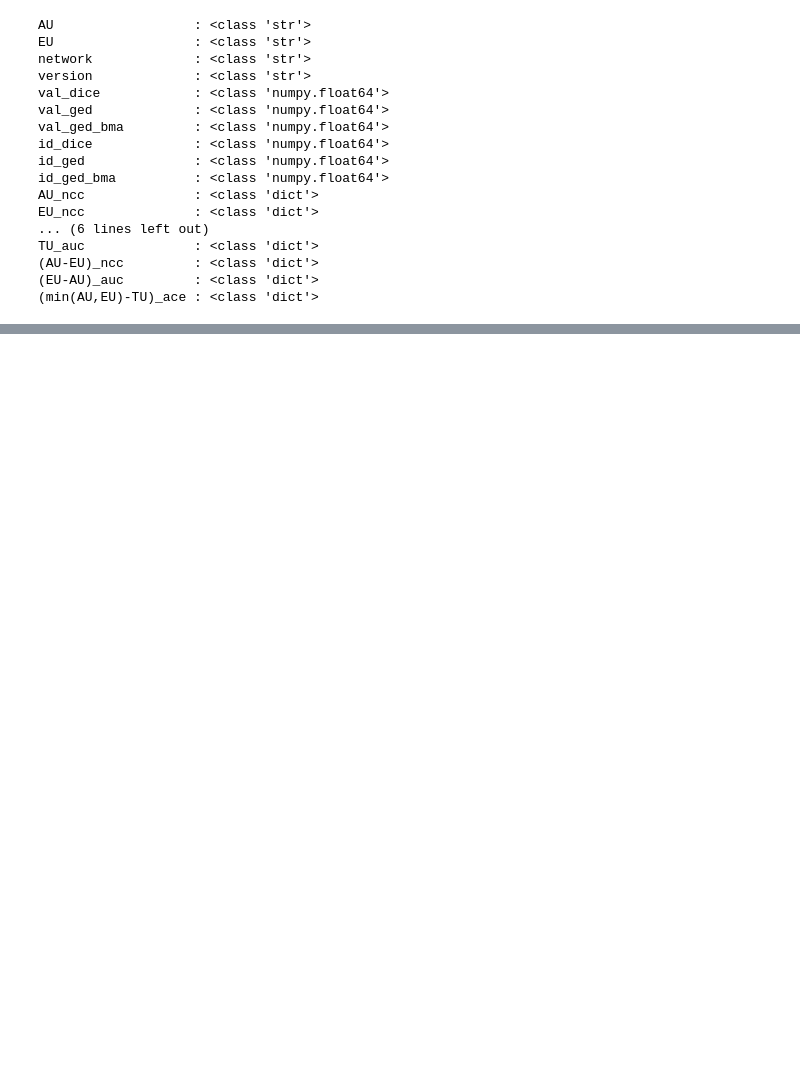
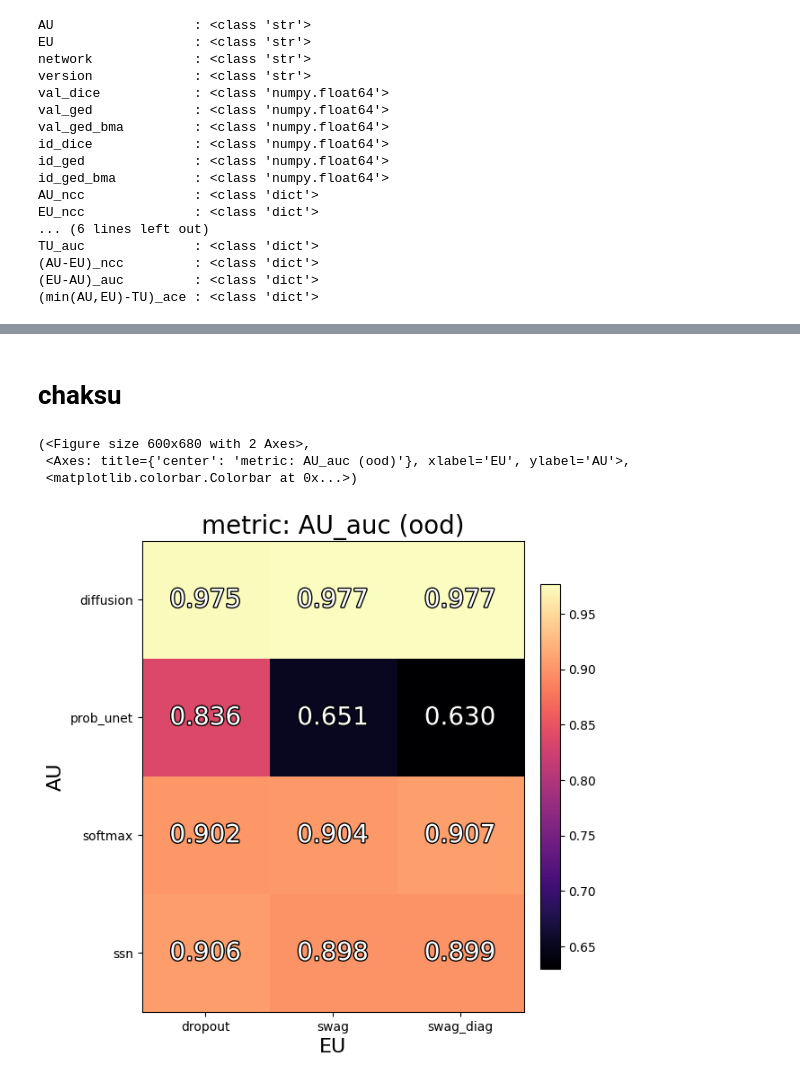
Before and after one commit to JakobLC/DiffUncertainty, a Jupyter notebook: visualization/script.ipynb, the cells around one changed output, grey strips where cells are left out. Drawn from its saved outputs; the diff is of its cells as text; code cells hidden in the pictures; blank space fills up the shorter version.

```diff
--- a/visualization/script.ipynb
+++ b/visualization/script.ipynb
@@ -55 +52,11 @@ TU_auc              : <class 'dict'>
+# %% [markdown]
+# chaksu
+# %%
+# OOD AUC (chaksu)
+plot_metric_matrix(table,metric="AU_auc",reldiff=None,subkey="ood",cbar_keys=["EU_auc","AU_auc"])
+# %% [output]
+(<Figure size 600x680 with 2 Axes>,
+ <Axes: title={'center': 'metric: AU_auc (ood)'}, xlabel='EU', ylabel='AU'>,
+ <matplotlib.colorbar.Colorbar at 0x...>)
+[figure, added]
 # %%
```
Also changed, not shown: parts of 18 cells of this notebook, 8 other files.
